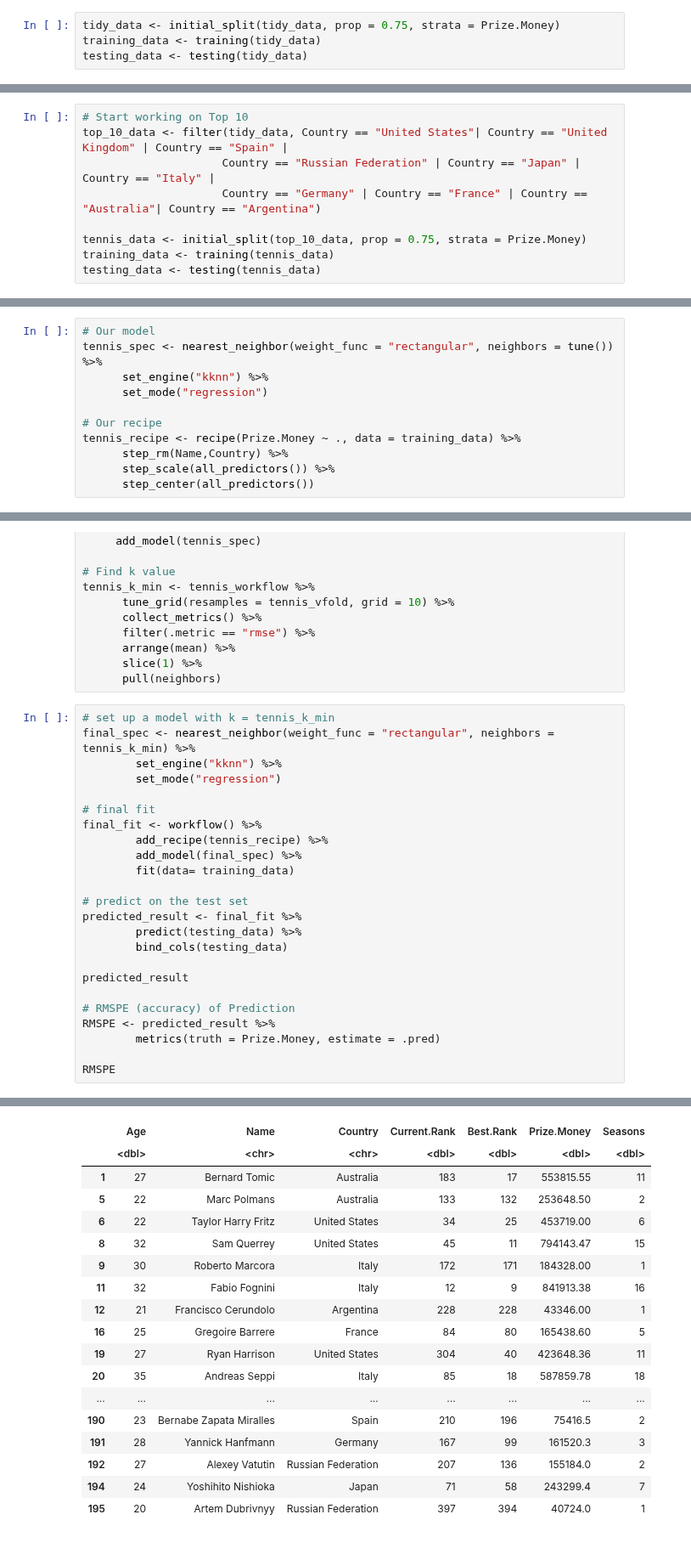
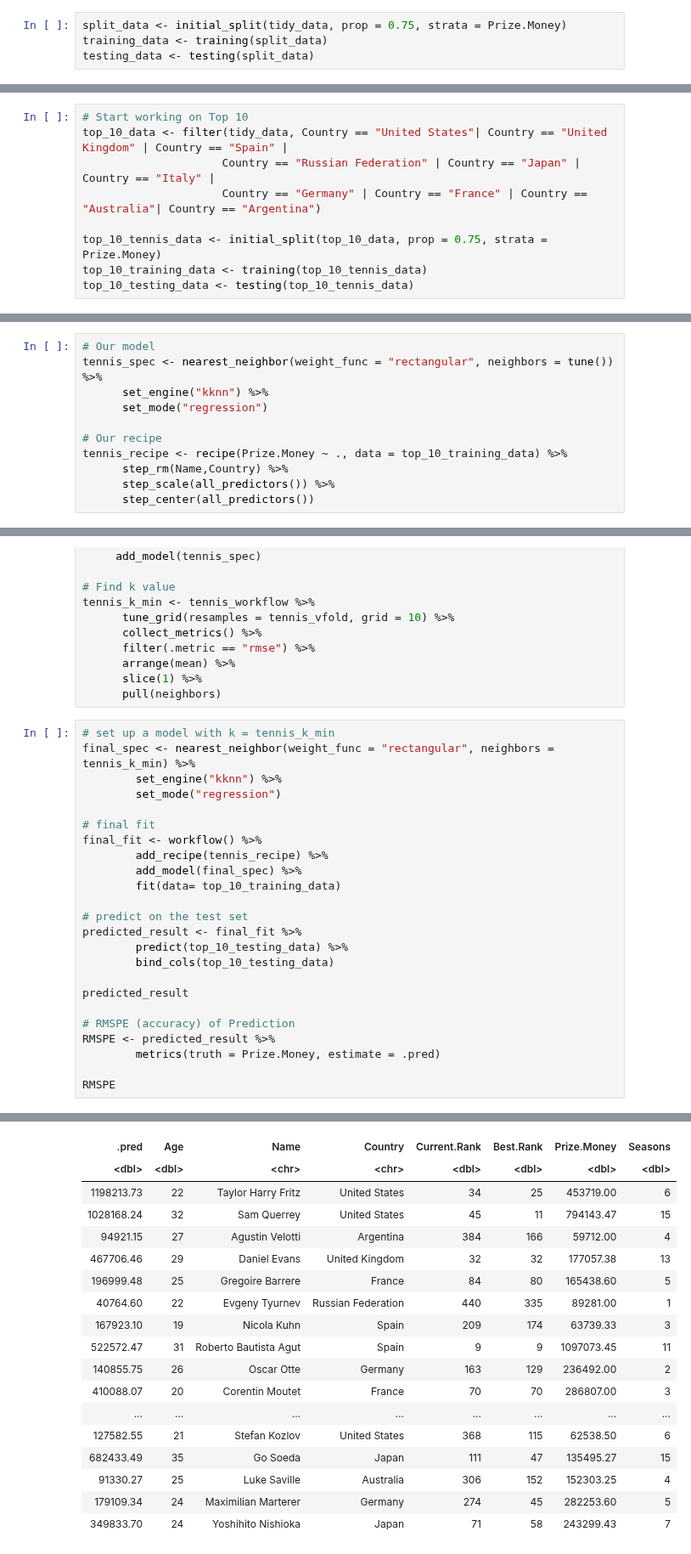
Before and after one commit to cpureza/dsci_group_project, a Jupyter notebook: dsci_project_folder/Fridays_Work.ipynb, the cells around one changed output, grey strips where cells are left out. Shown at 85% size. Cells and saved outputs as stored; diff of their text form.

```diff
--- a/dsci_project_folder/Fridays_Work.ipynb
+++ b/dsci_project_folder/Fridays_Work.ipynb
@@ -99,9 +99,9 @@ Warning message:
 Warning message in mask$eval_all_mutate(dots[[i]]):
 “NAs introduced by coercion”
 # %%
-tidy_data <- initial_split(tidy_data, prop = 0.75, strata = Prize.Money)
-training_data <- training(tidy_data)
-testing_data <- testing(tidy_data)
+split_data <- initial_split(tidy_data, prop = 0.75, strata = Prize.Money)
+training_data <- training(split_data)
+testing_data <- testing(split_data)
 # %%
 # Find average prize money for each country's players
 table1 <- training_data %>%
@@ -163,6 +163,6 @@ top_10_data <- filter(tidy_data, Country == "United States"| Country == "United
                      Country == "Russian Federation" | Country == "Japan" | Country == "Italy" |
                      Country == "Germany" | Country == "France" | Country == "Australia"| Country == "Argentina")
 
-tennis_data <- initial_split(top_10_data, prop = 0.75, strata = Prize.Money)
-training_data <- training(tennis_data)
-testing_data <- testing(tennis_data)
+top_10_tennis_data <- initial_split(top_10_data, prop = 0.75, strata = Prize.Money)
+top_10_training_data <- training(top_10_tennis_data)
+top_10_testing_data <- testing(top_10_tennis_data)
@@ -181,7 +173,7 @@ tennis_spec <- nearest_neighbor(weight_func = "rectangular", neighbors = tune())
       set_mode("regression")
 
 # Our recipe
-tennis_recipe <- recipe(Prize.Money ~ ., data = training_data) %>%
+tennis_recipe <- recipe(Prize.Money ~ ., data = top_10_training_data) %>%
       step_rm(Name,Country) %>%
       step_scale(all_predictors()) %>%
       step_center(all_predictors())
@@ -212,12 +204,12 @@ final_spec <- nearest_neighbor(weight_func = "rectangular", neighbors = tennis_k
 final_fit <- workflow() %>%
         add_recipe(tennis_recipe) %>%
         add_model(final_spec) %>%
-        fit(data= training_data)
+        fit(data= top_10_training_data)
 
 # predict on the test set
 predicted_result <- final_fit %>%
-        predict(testing_data) %>%
-        bind_cols(testing_data)
+        predict(top_10_testing_data) %>%
+        bind_cols(top_10_testing_data)
 
 predicted_result
 
@@ -231,18 +223,18 @@ A data.frame: 147 × 7
-|  | Age | Name | Country | Current.Rank | Best.Rank | Prize.Money | Seasons |
-|  | <dbl> | <chr> | <chr> | <dbl> | <dbl> | <dbl> | <dbl> |
-| 1 | 27 | Bernard Tomic | Australia | 183 | 17 | 553815.55 | 11 |
-| 5 | 22 | Marc Polmans | Australia | 133 | 132 | 253648.50 | 2 |
-| 6 | 22 | Taylor Harry Fritz | United States | 34 | 25 | 453719.00 | 6 |
-| 8 | 32 | Sam Querrey | United States | 45 | 11 | 794143.47 | 15 |
-| 9 | 30 | Roberto Marcora | Italy | 172 | 171 | 184328.00 | 1 |
-| 11 | 32 | Fabio Fognini | Italy | 12 | 9 | 841913.38 | 16 |
-| 12 | 21 | Francisco Cerundolo | Argentina | 228 | 228 | 43346.00 | 1 |
-| 16 | 25 | Gregoire Barrere | France | 84 | 80 | 165438.60 | 5 |
-| 19 | 27 | Ryan Harrison | United States | 304 | 40 | 423648.36 | 11 |
-| 20 | 35 | Andreas Seppi | Italy | 85 | 18 | 587859.78 | 18 |
+| .pred | Age | Name | Country | Current.Rank | Best.Rank | Prize.Money | Seasons |
+| <dbl> | <dbl> | <chr> | <chr> | <dbl> | <dbl> | <dbl> | <dbl> |
+| 1198213.73 | 22 | Taylor Harry Fritz | United States | 34 | 25 | 453719.00 | 6 |
+| 1028168.24 | 32 | Sam Querrey | United States | 45 | 11 | 794143.47 | 15 |
+| 94921.15 | 27 | Agustin Velotti | Argentina | 384 | 166 | 59712.00 | 4 |
+| 467706.46 | 29 | Daniel Evans | United Kingdom | 32 | 32 | 177057.38 | 13 |
+| 196999.48 | 25 | Gregoire Barrere | France | 84 | 80 | 165438.60 | 5 |
+| 40764.60 | 22 | Evgeny Tyurnev | Russian Federation | 440 | 335 | 89281.00 | 1 |
+| 167923.10 | 19 | Nicola Kuhn | Spain | 209 | 174 | 63739.33 | 3 |
+| 522572.47 | 31 | Roberto Bautista Agut | Spain | 9 | 9 | 1097073.45 | 11 |
+| 140855.75 | 26 | Oscar Otte | Germany | 163 | 129 | 236492.00 | 2 |
+| 410088.07 | 20 | Corentin Moutet | France | 70 | 70 | 286807.00 | 3 |
 | ... | ... | ... | ... | ... | ... | ... | ... |
-| 190 | 23 | Bernabe Zapata Miralles | Spain | 210 | 196 | 75416.5 | 2 |
-| 191 | 28 | Yannick Hanfmann | Germany | 167 | 99 | 161520.3 | 3 |
-| 192 | 27 | Alexey Vatutin | Russian Federation | 207 | 136 | 155184.0 | 2 |
-| 194 | 24 | Yoshihito Nishioka | Japan | 71 | 58 | 243299.4 | 7 |
-| 195 | 20 | Artem Dubrivnyy | Russian Federation | 397 | 394 | 40724.0 | 1 |
+| 127582.55 | 21 | Stefan Kozlov | United States | 368 | 115 | 62538.50 | 6 |
+| 682433.49 | 35 | Go Soeda | Japan | 111 | 47 | 135495.27 | 15 |
+| 91330.27 | 25 | Luke Saville | Australia | 306 | 152 | 152303.25 | 4 |
+| 179109.34 | 24 | Maximilian Marterer | Germany | 274 | 45 | 282253.60 | 5 |
+| 349833.70 | 24 | Yoshihito Nishioka | Japan | 71 | 58 | 243299.43 | 7 |
```
Also changed, not shown: parts of 6 cells of this notebook.
